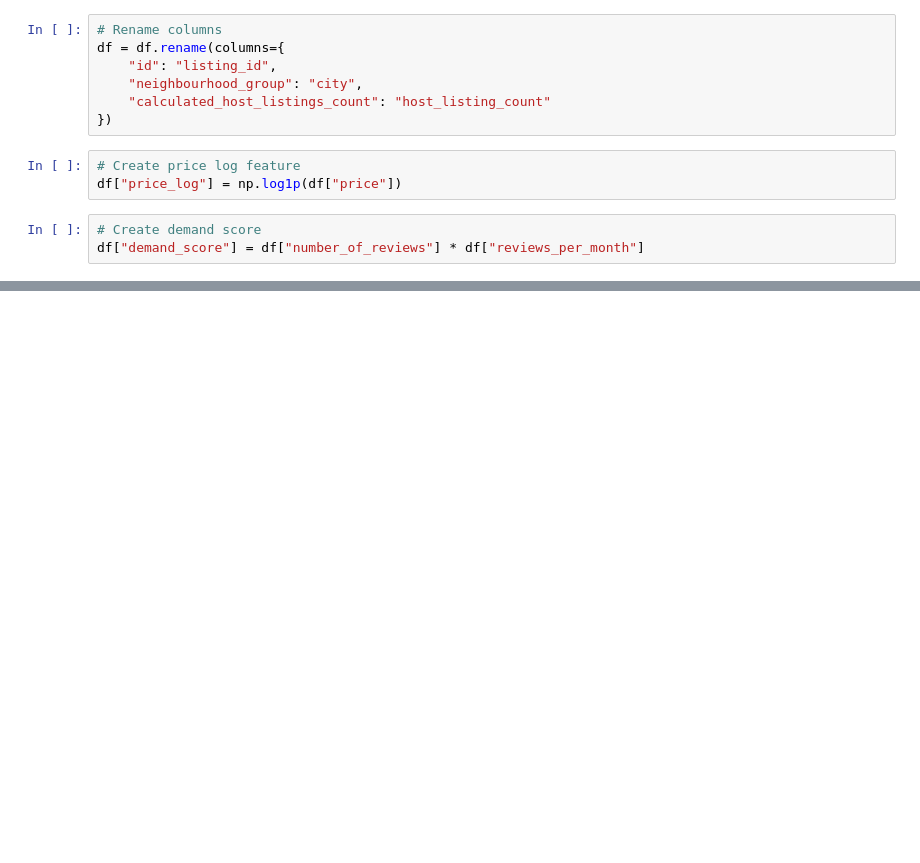
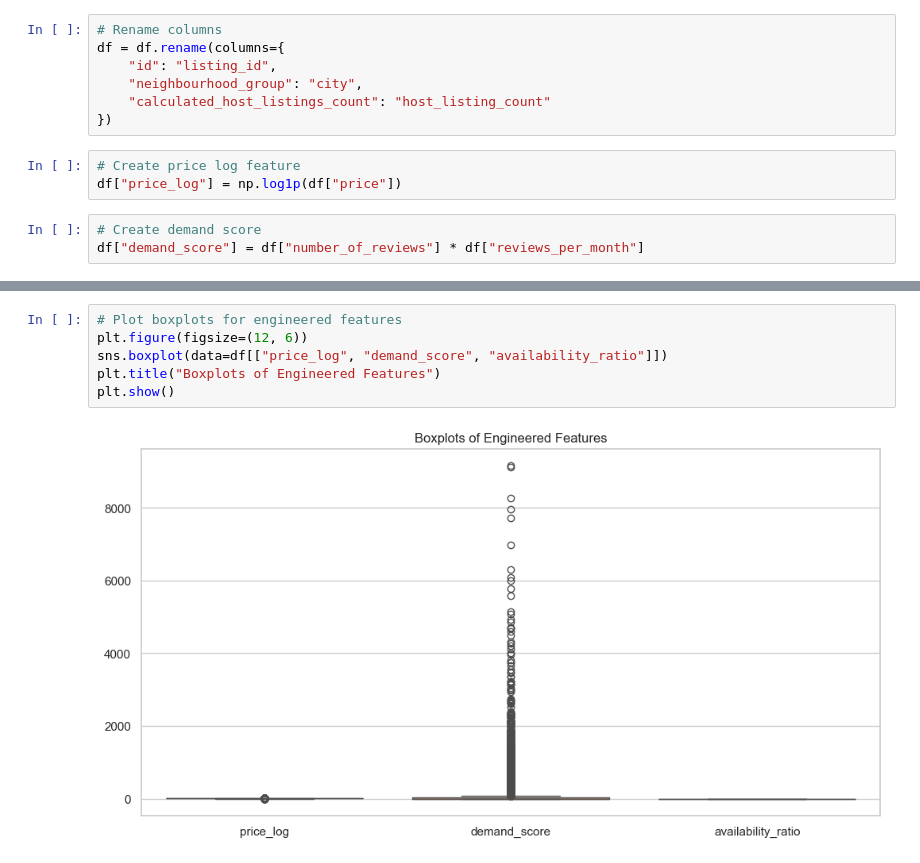
Before and after one commit to Phiziics/zillow-rentals-funnel-intelligence, a Jupyter notebook: notebooks/01_eda_and_funnel.ipynb, the cells around one changed output, grey strips where cells are left out. Drawn from its saved outputs; the diff is of its cells as text; blank space fills up the shorter version.

```diff
--- a/notebooks/01_eda_and_funnel.ipynb
+++ b/notebooks/01_eda_and_funnel.ipynb
@@ -260,0 +300,8 @@ df.to_csv("data/02-preprocessed/listings_clean.csv", index=False)
+# %%
+# Plot boxplots for engineered features
+plt.figure(figsize=(12, 6))
+sns.boxplot(data=df[["price_log", "demand_score", "availability_ratio"]])
+plt.title("Boxplots of Engineered Features")
+plt.show()
+# %% [output]
+[figure, added]
```
Also changed, not shown: parts of 12 cells of this notebook.
